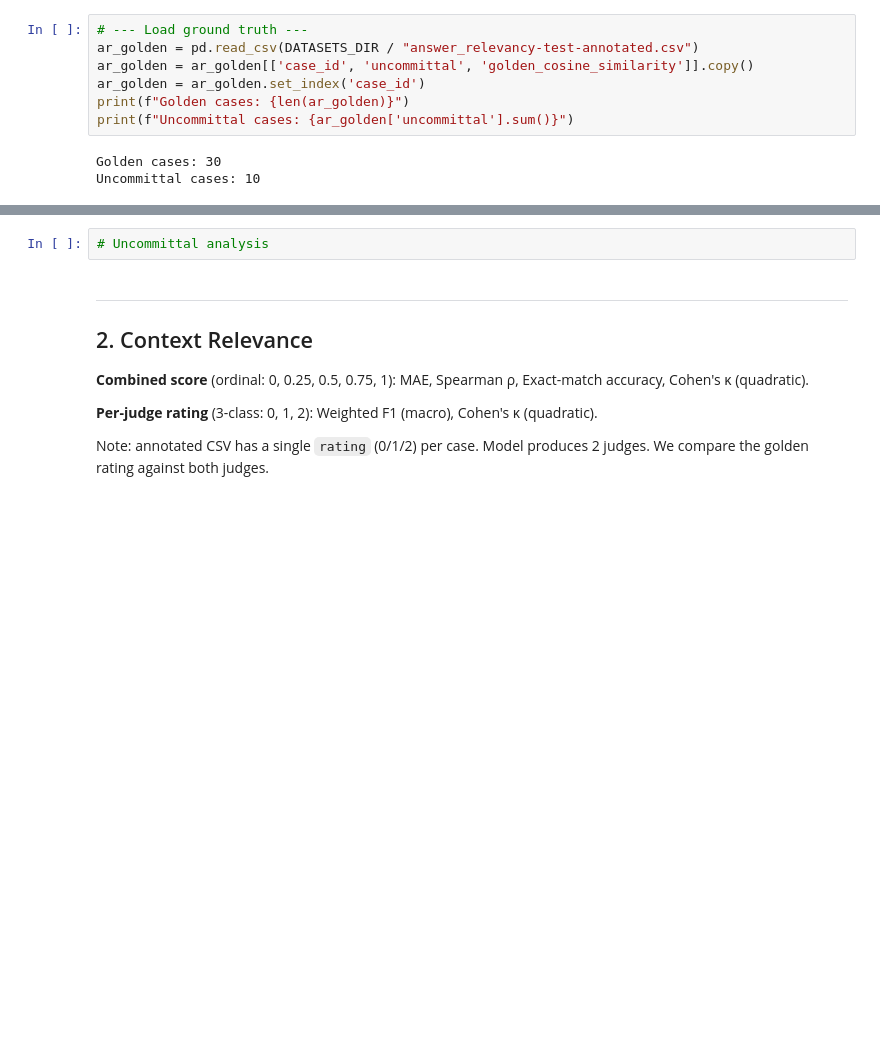
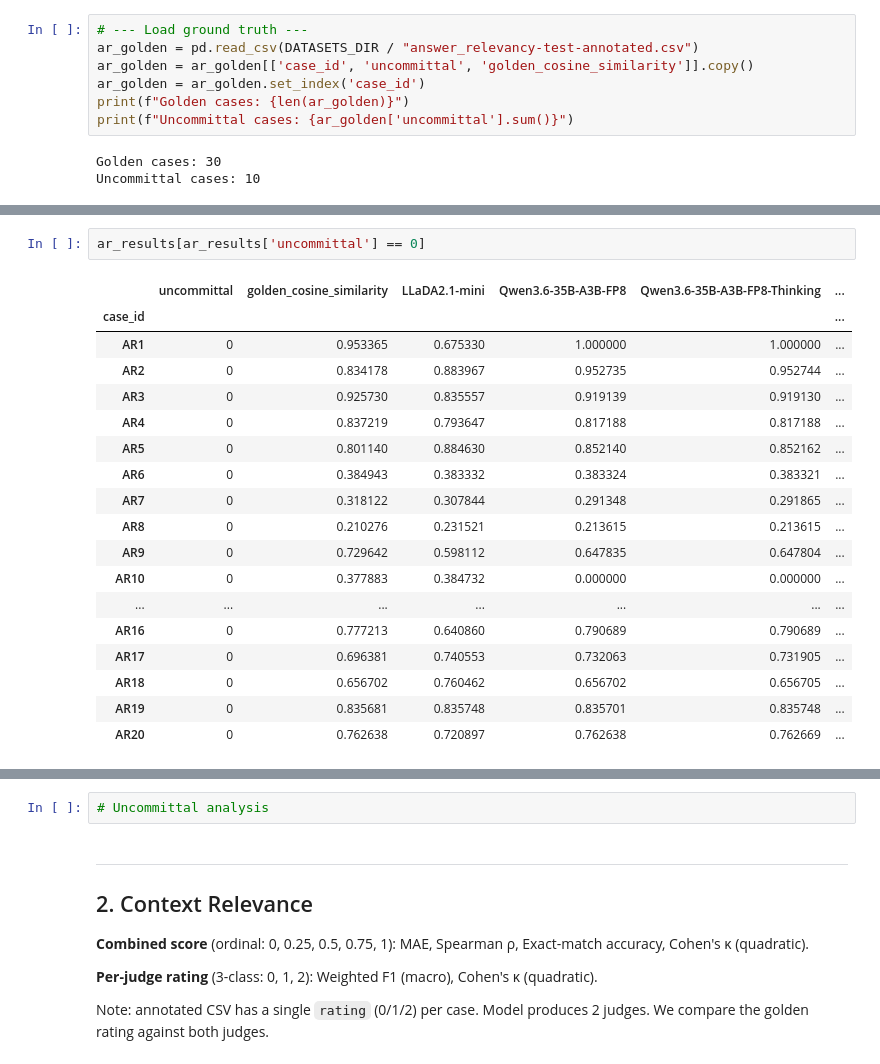
Before and after one commit to kazokid/diffusion-llms-eval, a Jupyter notebook: notebooks/metrics_calculation.ipynb, the cells around one changed output, grey strips where cells are left out. Drawn from its saved outputs; the diff is of its cells as text; blank space fills up the shorter version.

```diff
--- a/notebooks/metrics_calculation.ipynb
+++ b/notebooks/metrics_calculation.ipynb
@@ -197,6 +204,27 @@ ar_metrics
 | gemma-4-e2b-it | 0.087472 | 0.798442 | 0.768137 | 0.933333 | 0.888889 | ... |
 | gpt-4.1-mini | 0.059447 | 0.955763 | 0.933197 | 0.966667 | 0.952381 | ... |
 | qwen35-2b | 0.110212 | 0.736994 | 0.661468 | 0.900000 | 0.842105 | ... |
+# %%
+ar_results[ar_results['uncommittal'] == 0]
+# %% [output]
+|  | uncommittal | golden_cosine_similarity | LLaDA2.1-mini | Qwen3.6-35B-A3B-FP8 | Qwen3.6-35B-A3B-FP8-Thinking | ... |
+| case_id |  |  |  |  |  | ... |
+| AR1 | 0 | 0.953365 | 0.675330 | 1.000000 | 1.000000 | ... |
+| AR2 | 0 | 0.834178 | 0.883967 | 0.952735 | 0.952744 | ... |
+| AR3 | 0 | 0.925730 | 0.835557 | 0.919139 | 0.919130 | ... |
+| AR4 | 0 | 0.837219 | 0.793647 | 0.817188 | 0.817188 | ... |
+| AR5 | 0 | 0.801140 | 0.884630 | 0.852140 | 0.852162 | ... |
+| AR6 | 0 | 0.384943 | 0.383332 | 0.383324 | 0.383321 | ... |
+| AR7 | 0 | 0.318122 | 0.307844 | 0.291348 | 0.291865 | ... |
+| AR8 | 0 | 0.210276 | 0.231521 | 0.213615 | 0.213615 | ... |
+| AR9 | 0 | 0.729642 | 0.598112 | 0.647835 | 0.647804 | ... |
+| AR10 | 0 | 0.377883 | 0.384732 | 0.000000 | 0.000000 | ... |
+| ... | ... | ... | ... | ... | ... | ... |
+| AR16 | 0 | 0.777213 | 0.640860 | 0.790689 | 0.790689 | ... |
+| AR17 | 0 | 0.696381 | 0.740553 | 0.732063 | 0.731905 | ... |
+| AR18 | 0 | 0.656702 | 0.760462 | 0.656702 | 0.656705 | ... |
+| AR19 | 0 | 0.835681 | 0.835748 | 0.835701 | 0.835748 | ... |
+| AR20 | 0 | 0.762638 | 0.720897 | 0.762638 | 0.762669 | ... |
 # %%
 # Committal analysis (we can display metric results with this)
 
```
Also changed, not shown: parts of 15 cells of this notebook, 8 other files.
